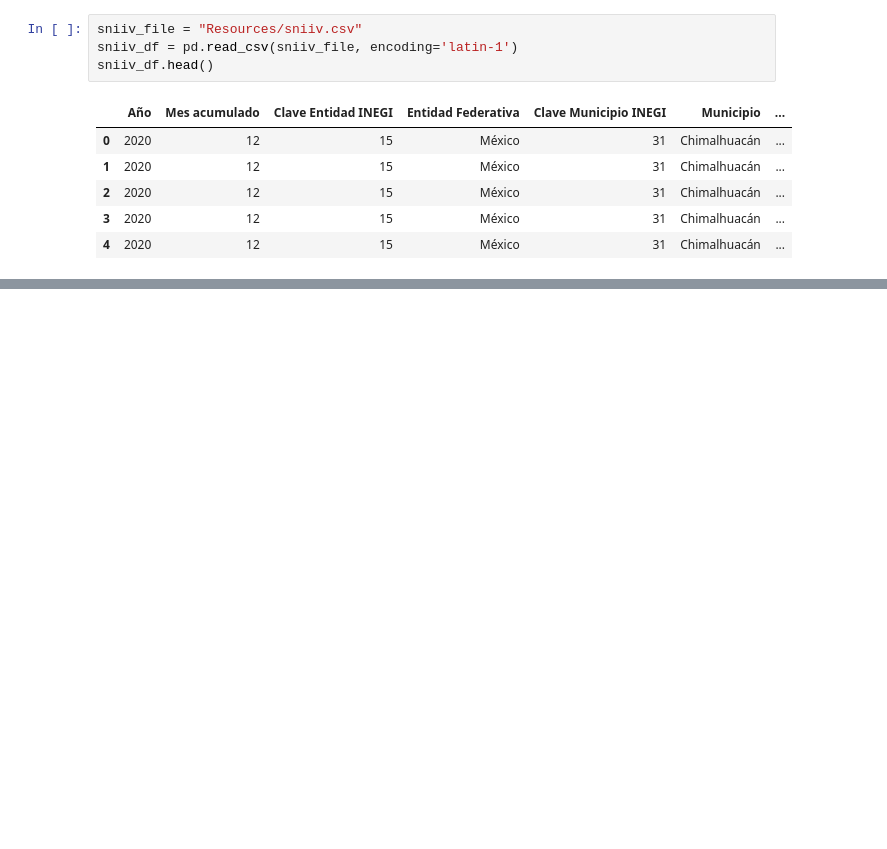
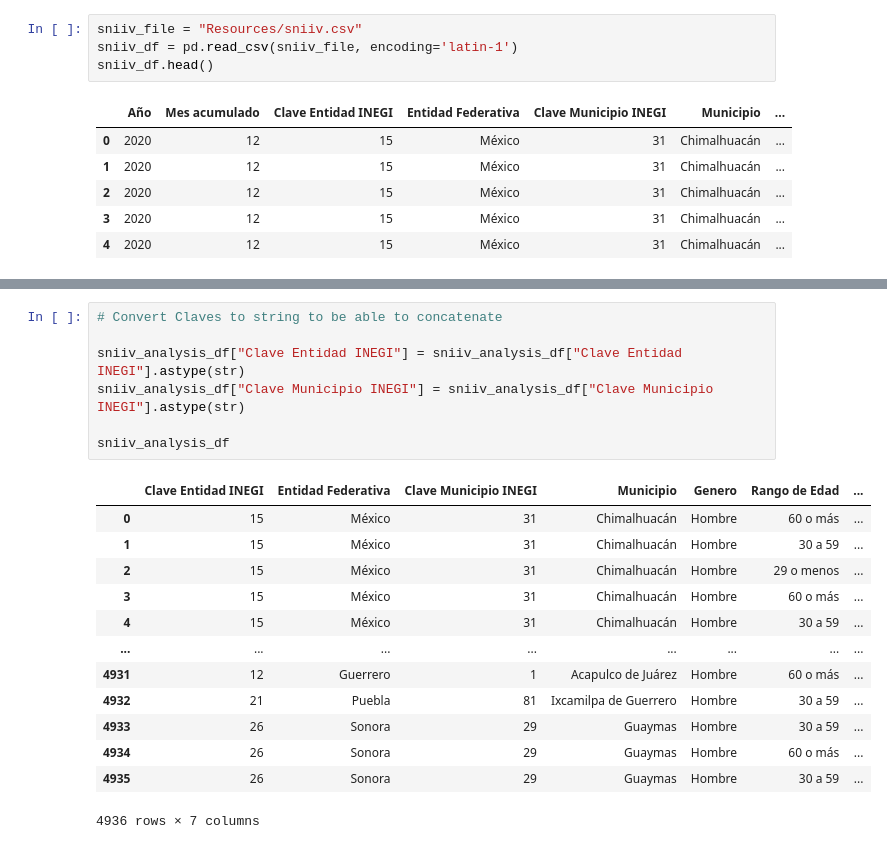
Before and after one commit to MBGUS/ETL-Project, a Jupyter notebook: Analysis.ipynb, the cells around one changed output, grey strips where cells are left out. Cells and saved outputs as stored; diff of their text form; blank space fills up the shorter version.

```diff
--- a/Analysis.ipynb
+++ b/Analysis.ipynb
@@ -47,0 +65,21 @@ new_inegi_df.head()
+# %%
+# Convert Claves to string to be able to concatenate
+
+sniiv_analysis_df["Clave Entidad INEGI"] = sniiv_analysis_df["Clave Entidad INEGI"].astype(str)
+sniiv_analysis_df["Clave Municipio INEGI"] = sniiv_analysis_df["Clave Municipio INEGI"].astype(str)
+
+sniiv_analysis_df
+# %% [output]
+|  | Clave Entidad INEGI | Entidad Federativa | Clave Municipio INEGI | Municipio | Genero | Rango de Edad | ... |
+| 0 | 15 | México | 31 | Chimalhuacán | Hombre | 60 o más | ... |
+| 1 | 15 | México | 31 | Chimalhuacán | Hombre | 30 a 59 | ... |
+| 2 | 15 | México | 31 | Chimalhuacán | Hombre | 29 o menos | ... |
+| 3 | 15 | México | 31 | Chimalhuacán | Hombre | 60 o más | ... |
+| 4 | 15 | México | 31 | Chimalhuacán | Hombre | 30 a 59 | ... |
+| ... | ... | ... | ... | ... | ... | ... | ... |
+| 4931 | 12 | Guerrero | 1 | Acapulco de Juárez | Hombre | 60 o más | ... |
+| 4932 | 21 | Puebla | 81 | Ixcamilpa de Guerrero | Hombre | 30 a 59 | ... |
+| 4933 | 26 | Sonora | 29 | Guaymas | Hombre | 30 a 59 | ... |
+| 4934 | 26 | Sonora | 29 | Guaymas | Hombre | 60 o más | ... |
+| 4935 | 26 | Sonora | 29 | Guaymas | Hombre | 30 a 59 | ... |
+4936 rows × 7 columns
```
Also changed, not shown: parts of 13 cells of this notebook.
